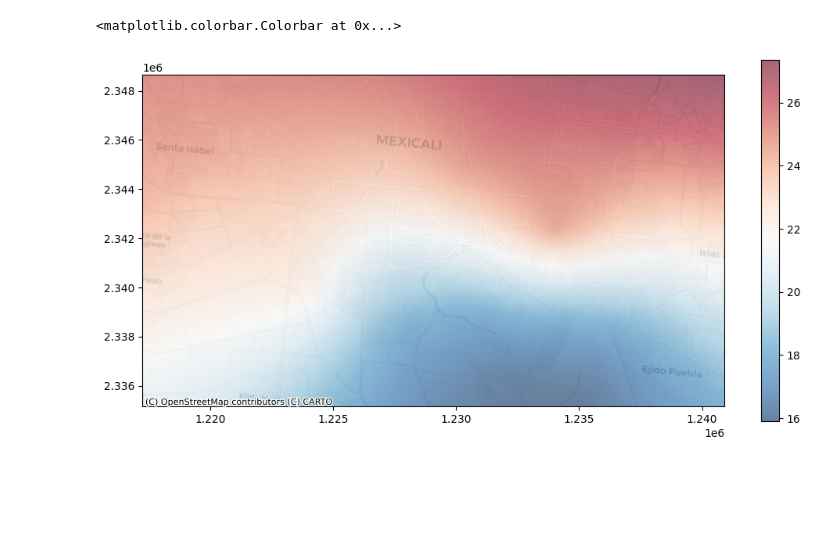
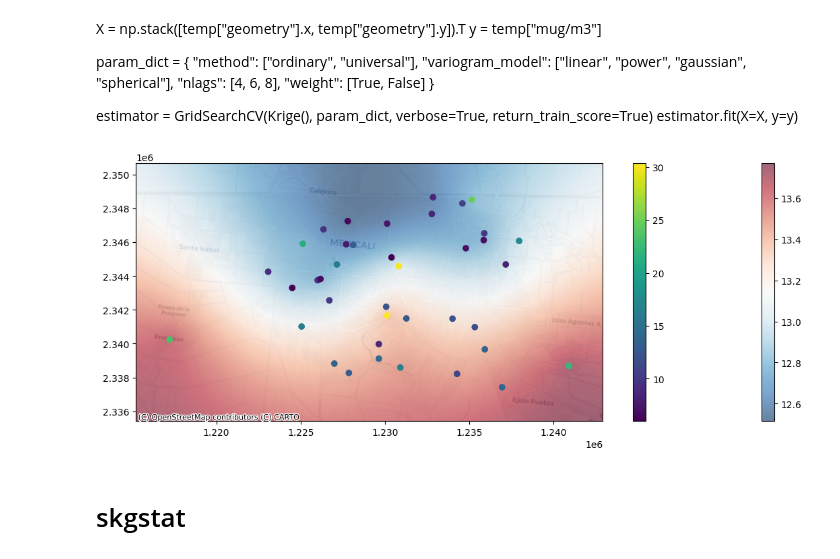
Before and after one commit to RodolfoFigueroa/mexicali-zone, a Jupyter notebook: kriging.ipynb, the cells around one changed output. Cells and saved outputs as stored; diff of their text form; code cells hidden in the pictures; blank space fills up the shorter version.

```diff
--- a/kriging.ipynb
+++ b/kriging.ipynb
@@ -17,12 +19,15 @@ df = gpd.GeoDataFrame(
     pd.read_excel(data_path / "calidad_del_aire.xlsx", sheet_name=1)
     .assign(
         geometry=lambda df: gpd.points_from_xy(df["lng"], df["lat"]),
-        date=lambda df: pd.to_datetime(df["Año"].astype(str) + "-" + df["Mes"].astype(str) + "-01", format="%Y-%m-%d"),
+        date=lambda df: pd.to_datetime(
+            df["Año"].astype(str) + "-" + df["Mes"].astype(str) + "-01",
+            format="%Y-%m-%d",
+        ),
     )
     .rename(columns={"µg/m³": "mug/m3"})
     .drop(columns=["lng", "lat", "Año", "Mes"]),
     crs="EPSG:4326",
-    geometry="geometry"
+    geometry="geometry",
 ).to_crs("EPSG:6372")
 
 df = df[df.within(bounds)]
@@ -84,0 +34,13 @@ df
+# %% [markdown]
+X = np.stack([temp["geometry"].x, temp["geometry"].y]).T
+y = temp["mug/m3"]
+
+param_dict = {
+    "method": ["ordinary", "universal"],
+    "variogram_model": ["linear", "power", "gaussian", "spherical"],
+    "nlags": [4, 6, 8],
+    "weight": [True, False]
+}
+
+estimator = GridSearchCV(Krige(), param_dict, verbose=True, return_train_score=True)
+estimator.fit(X=X, y=y)
@@ -85,9 +98,18 @@ df
 # %%
-fig, ax = plt.subplots(figsize=(12, 6))
+fig, ax = plt.subplots(figsize=(12, 4.5))
 ax.imshow(z, alpha=0.8, extent=(xmin, xmax, ymin, ymax))
 cx.add_basemap(ax, crs=df.crs, source=cx.providers.CartoDB.Positron)
-g = ax.imshow(z, alpha=0.6, extent=(xmin, xmax, ymin, ymax), cmap="RdBu_r")
+g = ax.imshow(
+    z,
+    alpha=0.6,
+    extent=(xmin, xmax, ymin, ymax),
+    cmap="RdBu_r",
+    origin="lower",
+)
 fig.colorbar(g)
+temp.plot(ax=ax, column="mug/m3", legend=True)
+fig.tight_layout()
 # %% [output]
-<matplotlib.colorbar.Colorbar at 0x...>
-[figure, old version]
+[figure, new version]
+# %% [markdown]
+# skgstat
```
Also changed, not shown: parts of 10 cells of this notebook, 8 other files.
